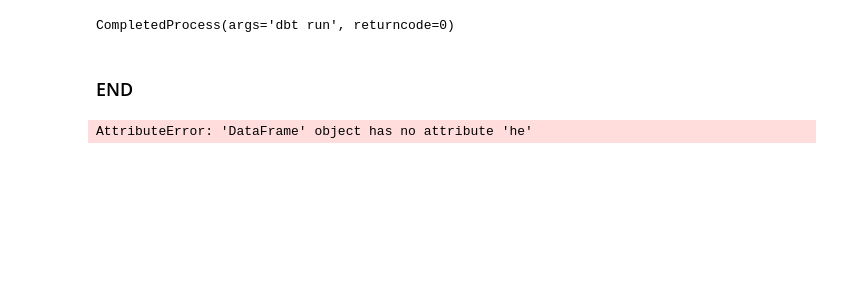
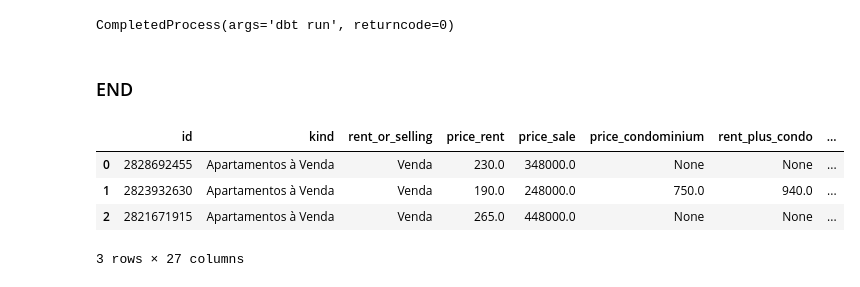
Before and after one commit to zrossj/ZAP-IMOVEIS, a Jupyter notebook: DataExploration_SilverLayer.ipynb, the cells around one changed output. Cells and saved outputs as stored; diff of their text form; code cells hidden in the pictures; blank space fills up the shorter version.

```diff
--- a/DataExploration_SilverLayer.ipynb
+++ b/DataExploration_SilverLayer.ipynb
@@ -408,10 +426,14 @@ with engine.connect() as conn:
     data = conn.execute(query).fetchall()
 
     df_gold = pd.DataFrame(data)
-# %%
-df_gold.he
-# %% [output]
-AttributeError: 'DataFrame' object has no attribute 'he'
+# %%
+df_gold.head(3)
+# %% [output]
+|  | id | kind | rent_or_selling | price_rent | price_sale | price_condominium | rent_plus_condo | ... |
+| 0 | 2828692455 | Apartamentos à Venda | Venda | 230.0 | 348000.0 | None | None | ... |
+| 1 | 2823932630 | Apartamentos à Venda | Venda | 190.0 | 248000.0 | 750.0 | 940.0 | ... |
+| 2 | 2821671915 | Apartamentos à Venda | Venda | 265.0 | 448000.0 | None | None | ... |
+3 rows × 27 columns
 # %%
 # export and save for using in Tableau (Data Viz)
 df_gold.to_csv('zap-gold_data-to_tableau.csv', index = False)
```
Also changed, not shown: parts of 15 cells of this notebook, 15 other files.
